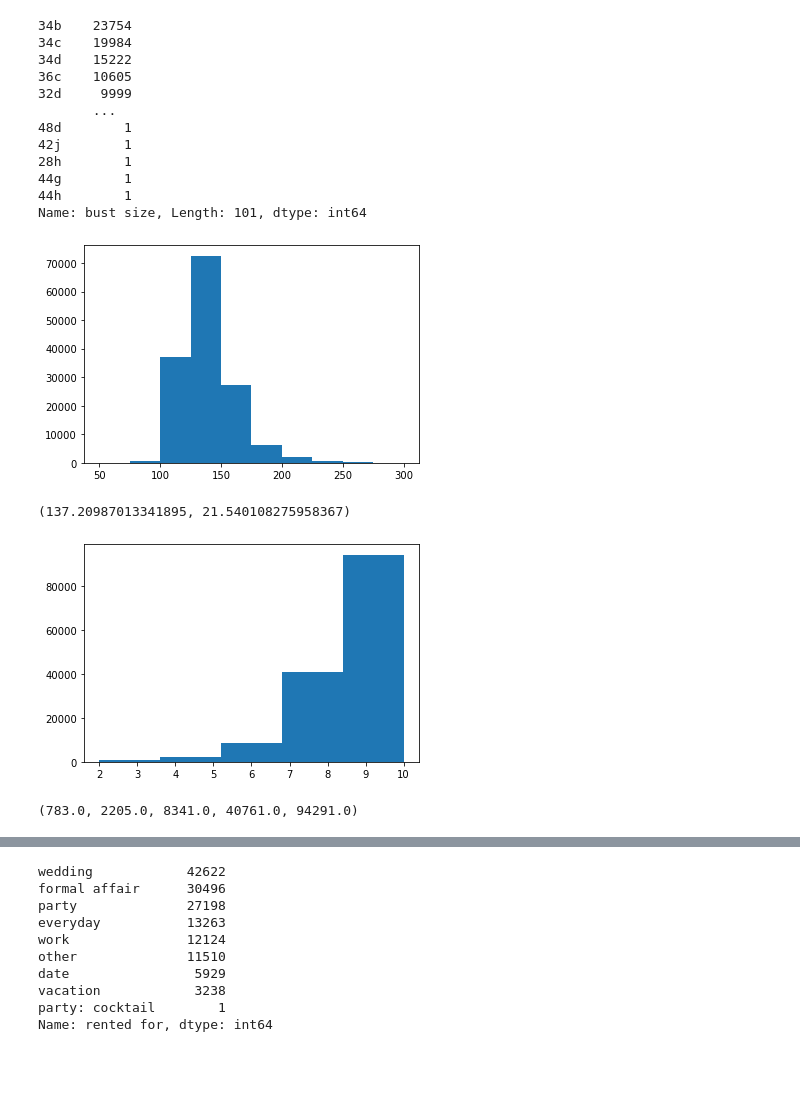
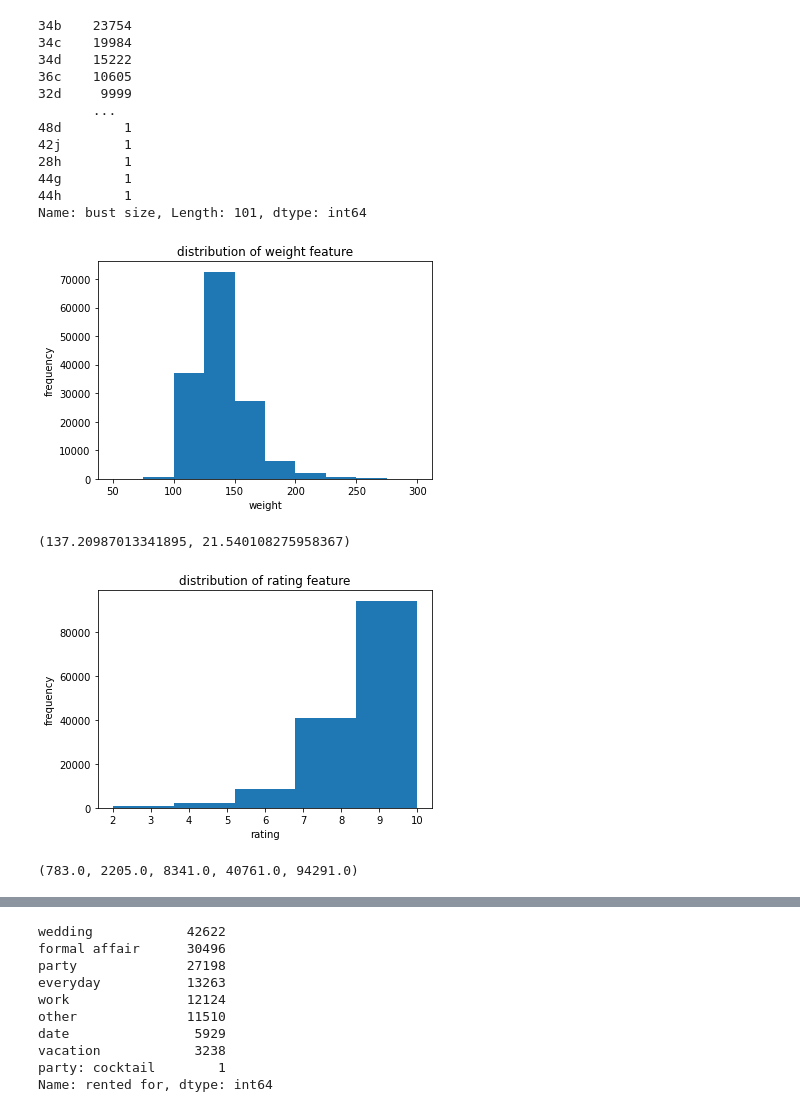
Before and after one commit to nidhidhamnani/cse-258-project, a Jupyter notebook: exploratory_analysis_of_data.ipynb, the cells around one changed output, grey strips where cells are left out. Drawn from its saved outputs; the diff is of its cells as text; code cells hidden in the pictures; blank space fills up the shorter version.

```diff
--- a/exploratory_analysis_of_data.ipynb
+++ b/exploratory_analysis_of_data.ipynb
@@ -56,21 +56,27 @@ Name: bust size, Length: 101, dtype: int64
 # %%
 weight = [int(s[:-3]) for s in dataset['weight'].tolist()]
 
 plt.hist(weight)
+plt.title("distribution of weight feature")
+plt.xlabel("weight")
+plt.ylabel("frequency")
 plt.show()
 
 np.mean(weight),np.std(weight)
 # %% [output]
-[figure, old version]
+[figure, new version]
 (137.20987013341895, 21.540108275958367)
 # %%
 rating_cat = dataset["rating"].tolist()
 
 ph = plt.hist(rating_cat,bins = 5)
+plt.title("distribution of rating feature")
+plt.xlabel("rating")
+plt.ylabel("frequency")
 plt.show(ph)
 
 ph[0][0],ph[0][1],ph[0][2],ph[0][3],ph[0][4]
 # %% [output]
-[figure, old version]
+[figure, new version]
 (783.0, 2205.0, 8341.0, 40761.0, 94291.0)
 # %%
```
Also changed, not shown: parts of 12 cells of this notebook, 1 other file.
